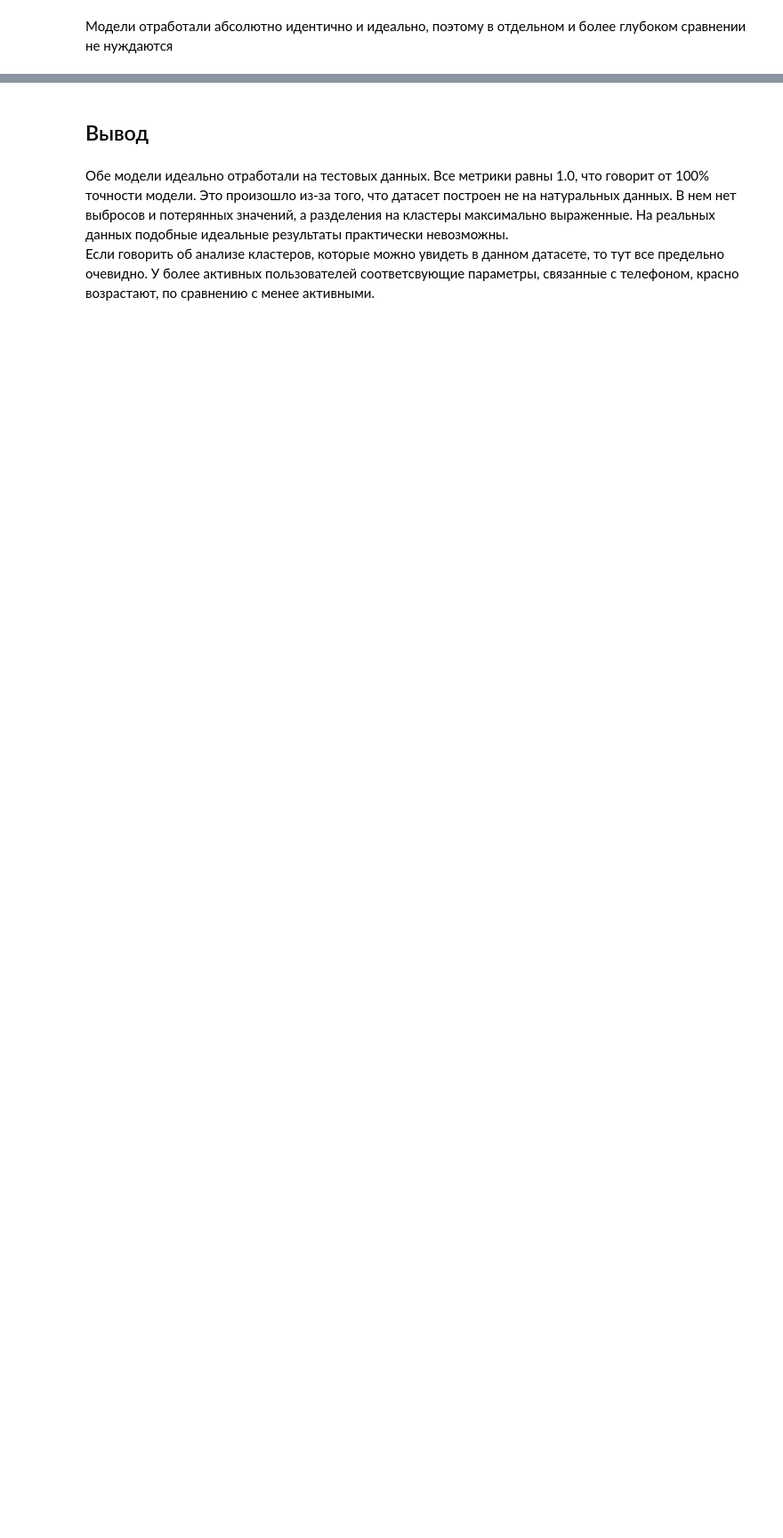
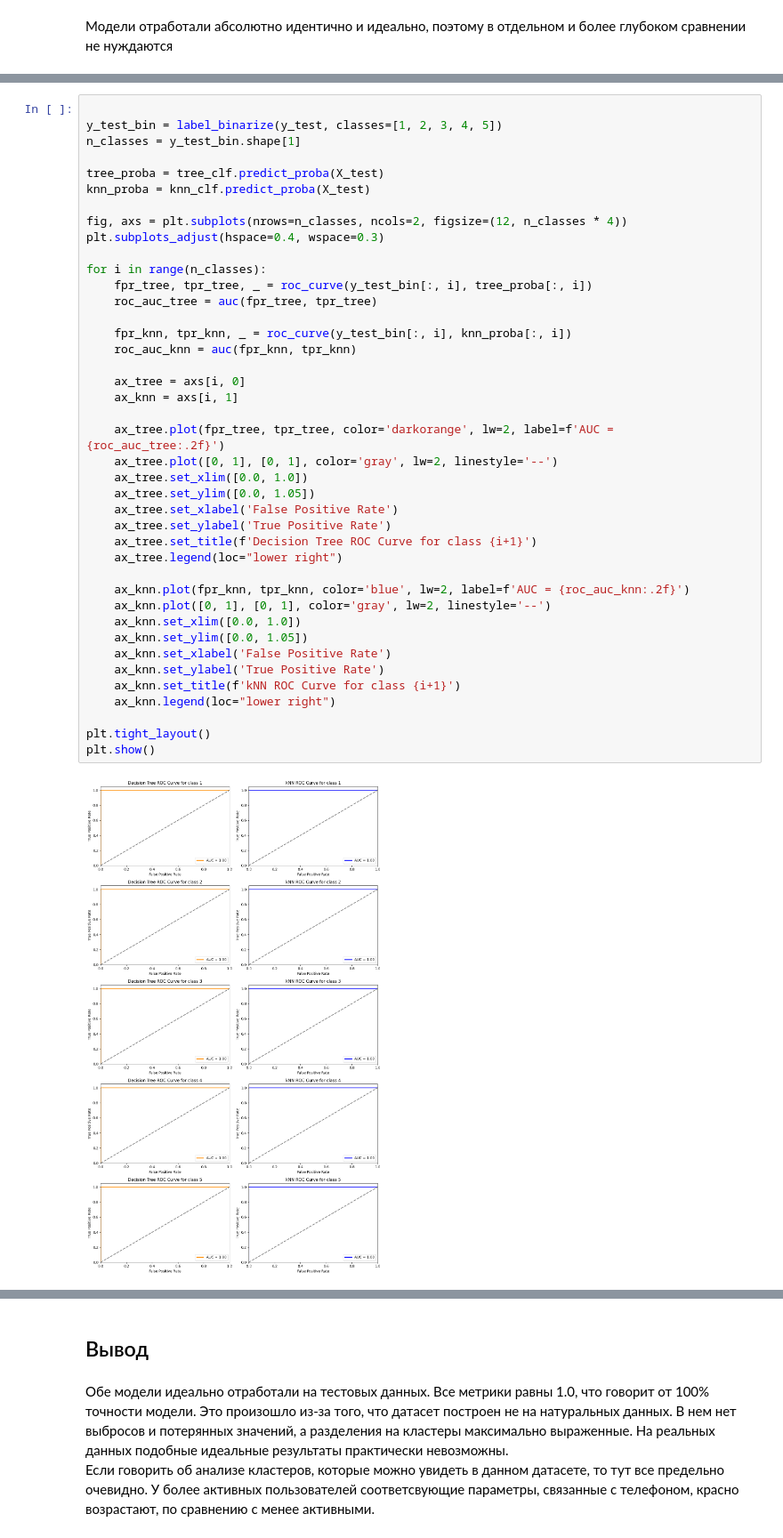
Before and after one commit to Zaby2/ML, a Jupyter notebook: lab3/Lab 3, №2375, Шитов Богдан Антонович.ipynb, the cells around one changed output, grey strips where cells are left out. Shown at 89% size. Drawn from its saved outputs; the diff is of its cells as text; blank space fills up the shorter version.

```diff
--- a/lab3/Lab 3, №2375, Шитов Богдан Антонович.ipynb
+++ b/lab3/Lab 3, №2375, Шитов Богдан Антонович.ipynb
@@ -168,0 +171,43 @@ F1 score: 1.0
+# %%
+
+y_test_bin = label_binarize(y_test, classes=[1, 2, 3, 4, 5])
+n_classes = y_test_bin.shape[1]
+
+tree_proba = tree_clf.predict_proba(X_test)
+knn_proba = knn_clf.predict_proba(X_test)
+
+fig, axs = plt.subplots(nrows=n_classes, ncols=2, figsize=(12, n_classes * 4))
+plt.subplots_adjust(hspace=0.4, wspace=0.3)
+
+for i in range(n_classes):
+    fpr_tree, tpr_tree, _ = roc_curve(y_test_bin[:, i], tree_proba[:, i])
+    roc_auc_tree = auc(fpr_tree, tpr_tree)
+
+    fpr_knn, tpr_knn, _ = roc_curve(y_test_bin[:, i], knn_proba[:, i])
+    roc_auc_knn = auc(fpr_knn, tpr_knn)
+
+    ax_tree = axs[i, 0]
+    ax_knn = axs[i, 1]
+
+    ax_tree.plot(fpr_tree, tpr_tree, color='darkorange', lw=2, label=f'AUC = {roc_auc_tree:.2f}')
+    ax_tree.plot([0, 1], [0, 1], color='gray', lw=2, linestyle='--')
+    ax_tree.set_xlim([0.0, 1.0])
+    ax_tree.set_ylim([0.0, 1.05])
+    ax_tree.set_xlabel('False Positive Rate')
+    ax_tree.set_ylabel('True Positive Rate')
+    ax_tree.set_title(f'Decision Tree ROC Curve for class {i+1}')
+    ax_tree.legend(loc="lower right")
+
+    ax_knn.plot(fpr_knn, tpr_knn, color='blue', lw=2, label=f'AUC = {roc_auc_knn:.2f}')
+    ax_knn.plot([0, 1], [0, 1], color='gray', lw=2, linestyle='--')
+    ax_knn.set_xlim([0.0, 1.0])
+    ax_knn.set_ylim([0.0, 1.05])
+    ax_knn.set_xlabel('False Positive Rate')
+    ax_knn.set_ylabel('True Positive Rate')
+    ax_knn.set_title(f'kNN ROC Curve for class {i+1}')
+    ax_knn.legend(loc="lower right")
+
+plt.tight_layout()
+plt.show()
+# %% [output]
+[figure, added]
```
Also changed, not shown: parts of 4 cells of this notebook.
